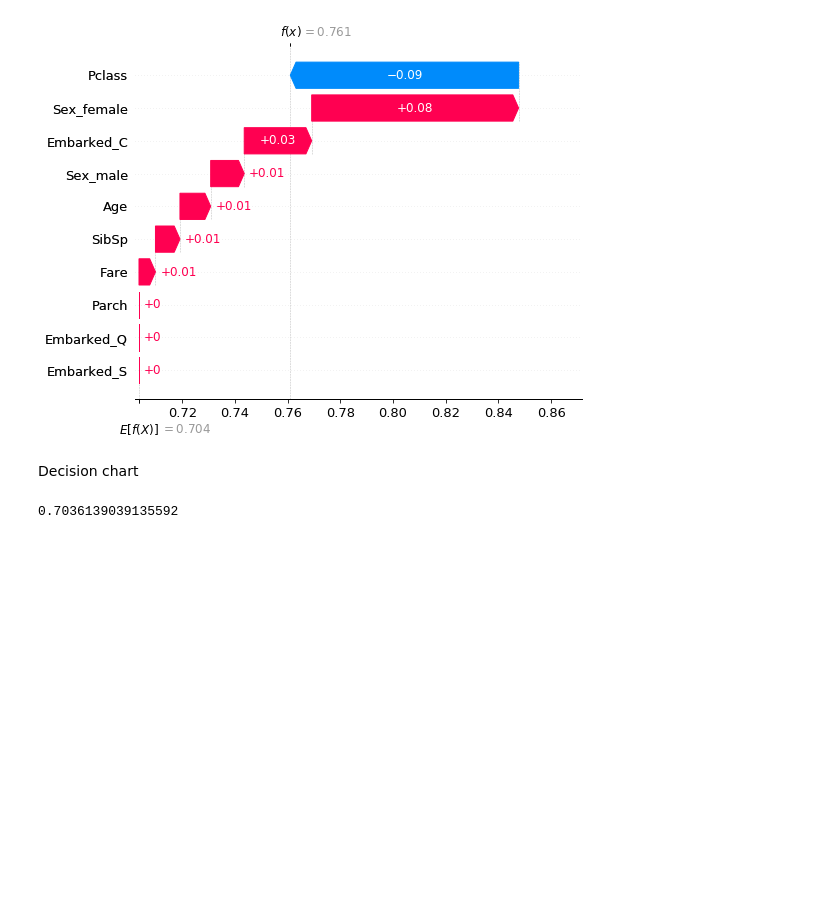
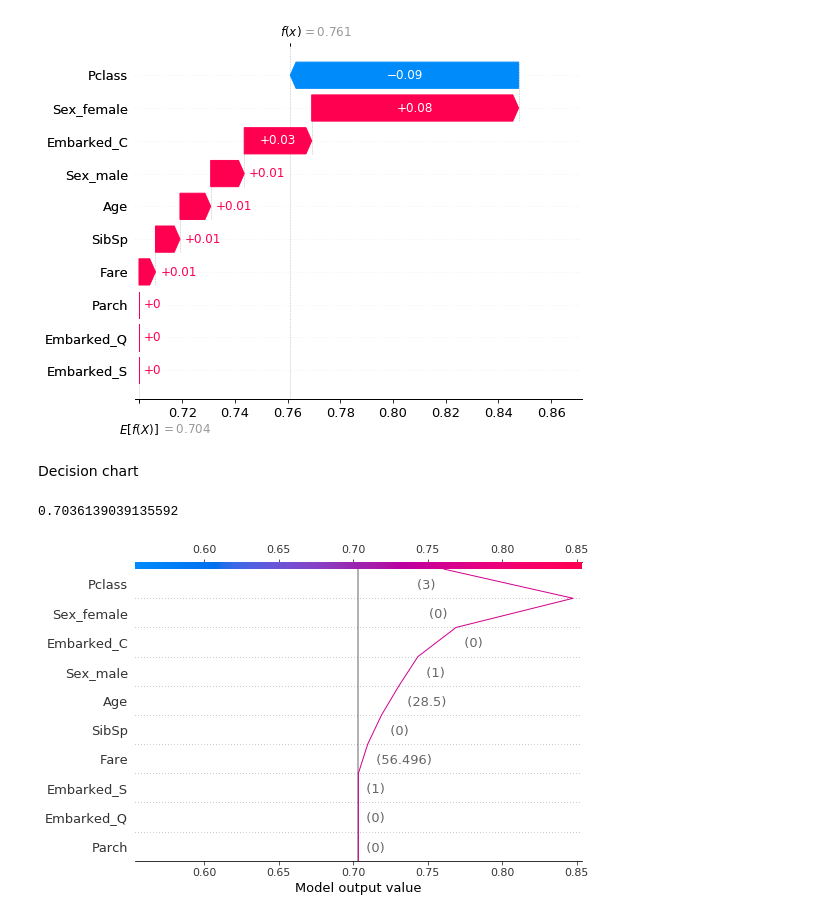
Before and after one commit to raysunau/pyawb, a Jupyter notebook: examples/Binary_Classifier_Notebook.ipynb, the cells around one changed output. Drawn from its saved outputs; the diff is of its cells as text; code cells hidden in the pictures; blank space fills up the shorter version.

```diff
--- a/examples/Binary_Classifier_Notebook.ipynb
+++ b/examples/Binary_Classifier_Notebook.ipynb
@@ -791,4 +791,8 @@ expected_value = explainer.expected_value
 expected_value
 # %% [output]
 0.7036139039135592
+# %%
+shap.decision_plot(expected_value, shap_values[0],X)
+# %% [output]
+[figure, added]
 # %%
```
Also changed, not shown: parts of 1 cell of this notebook.
